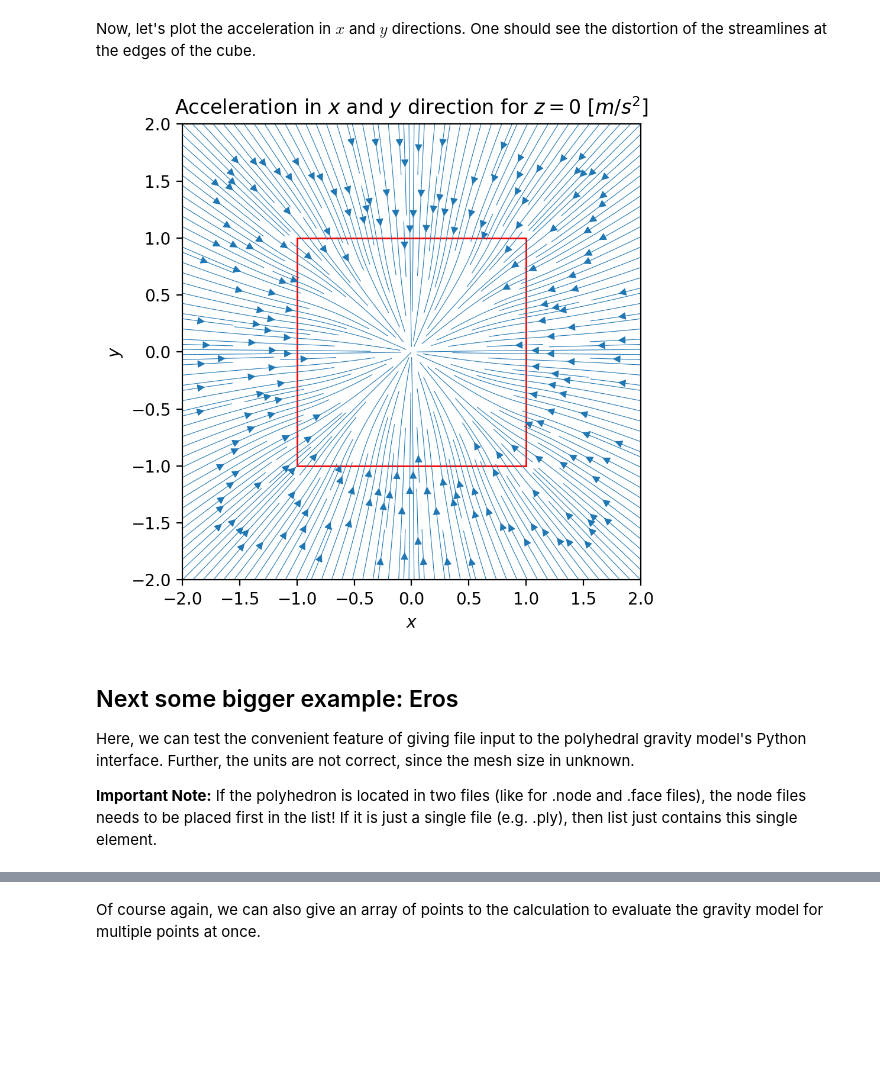
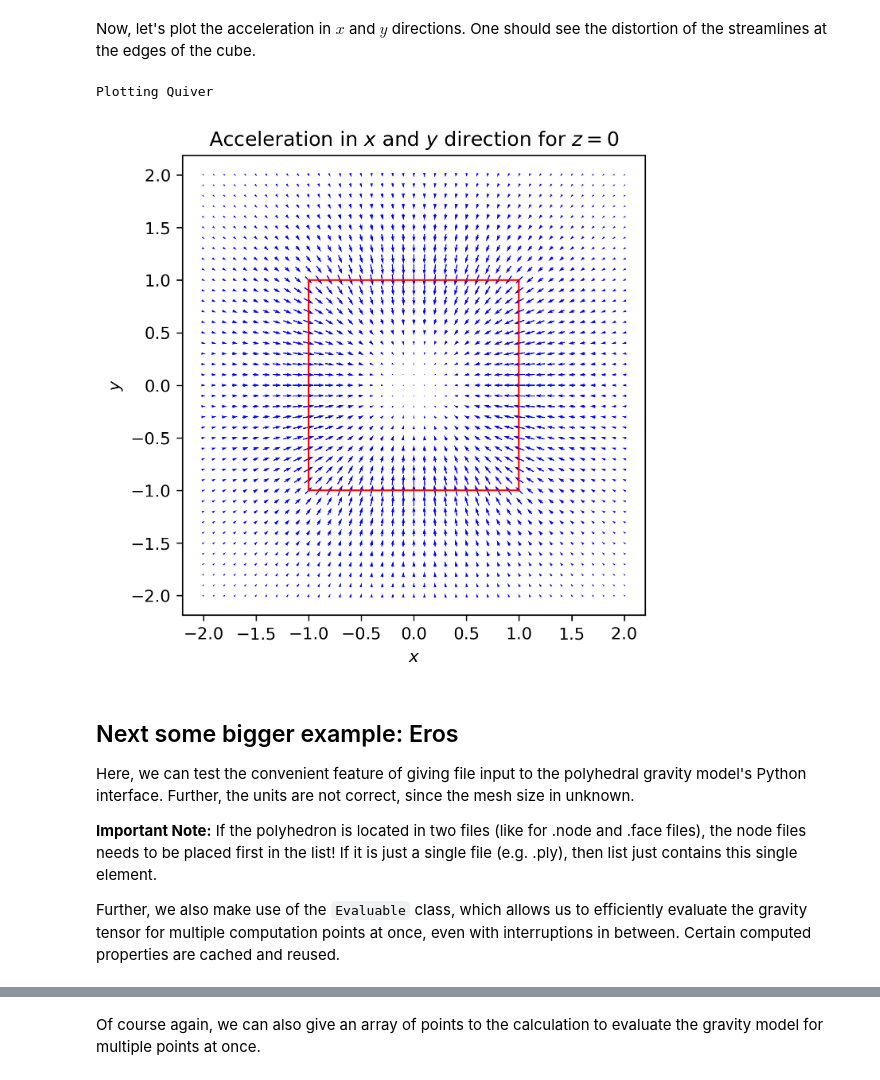
Before and after one commit to esa/polyhedral-gravity-model, a Jupyter notebook: script/polyhedral-gravity.ipynb, the cells around one changed output, grey strips where cells are left out. Cells and saved outputs as stored; diff of their text form; code cells hidden in the pictures; blank space fills up the shorter version.

```diff
--- a/script/polyhedral-gravity.ipynb
+++ b/script/polyhedral-gravity.ipynb
@@ -148,35 +161,27 @@ Now, let's plot the acceleration in  $x$ and $y$ directions. One should see the
-# %%
-# We just want a slice of x, y values for z = 0
-accelerations = np.array([i[1][:] for i in gravity_results])
-accelerations = np.delete(accelerations, 2, 1)
-
-# Invert the potentials for a better oversight in the diagram
-accelerations = -1 * accelerations
-
-
-fig, ax = plt.subplots()
-
-U = np.reshape(accelerations[:, 0], (len(X), -1))
-V = np.reshape(accelerations[:, 1], (len(Y), -1))
-
-# Streamplot --> X, Y
-plt.streamplot(X, Y, V, U, density=3, linewidth=0.4)
-
-rect = patches.Rectangle((-1, -1), 2, 2, linewidth=1, edgecolor='r', facecolor='none')
-
-# Add the patch to the Axes
-ax.add_patch(rect)
-
-ax.set_title("Acceleration in $x$ and $y$ direction for $z=0$ $[m/s^2]$")
-ax.set_xlabel("$x$")
-ax.set_ylabel("$y$")
-
-fig.set_dpi(200)
-fig.set_size_inches((5, 5))
-
-plt.show()
-# %% [output]
-[figure, removed]
+# %%
+# We use for this plot a more coarse grid to improve the visualization
+VALUES = np.arange(-2, 2.01, 0.1)
+X = VALUES
+Y = VALUES
+
+computation_points = np.array(np.meshgrid(X, Y, [0])).T.reshape(-1, 3)
+gravity_results = gravity_model.evaluate(
+    polyhedral_source=(cube_vertices, cube_faces),
+    density=density,
+    computation_points=computation_points,
+)
+
+accelerations = np.array([i[1][:] for i in gravity_results])
+acc_xy = np.delete(accelerations, 2, 1)
+acc_xy = -1 * acc_xy
+
+X = computation_points[:, 0].reshape(len(VALUES), -1)
+Y = computation_points[:, 1].reshape(len(VALUES), -1)
+
+mesh_plotting.plot_quiver(X, Y, acc_xy, "Acceleration in $x$ and $y$ direction for $z=0$", plot_rectangle=True)
+# %% [output]
+Plotting Quiver
+[figure, added]
 # %% [markdown]
 ## Next some bigger example: Eros
 
@@ -184,6 +189,8 @@ Here, we can test the convenient feature of giving file input to the polyhedral
 Further, the units are not correct, since the mesh size in unknown.
 
 **Important Note:** If the polyhedron is located in two files (like for .node and .face files), the node files needs to be placed first in the list! If it is just a single file (e.g. .ply), then list just contains this single element.
+
+Further, we also make use of the `Evaluable` class, which allows us to efficiently evaluate the gravity tensor for multiple computation points at once, even with interruptions in between. Certain computed properties are cached and reused.
 # %%
 eros_vertices_path = "mesh/Eros.node"
 eros_faces_path = "mesh/Eros.face"
```
Also changed, not shown: parts of 27 cells of this notebook, 1 other file.
